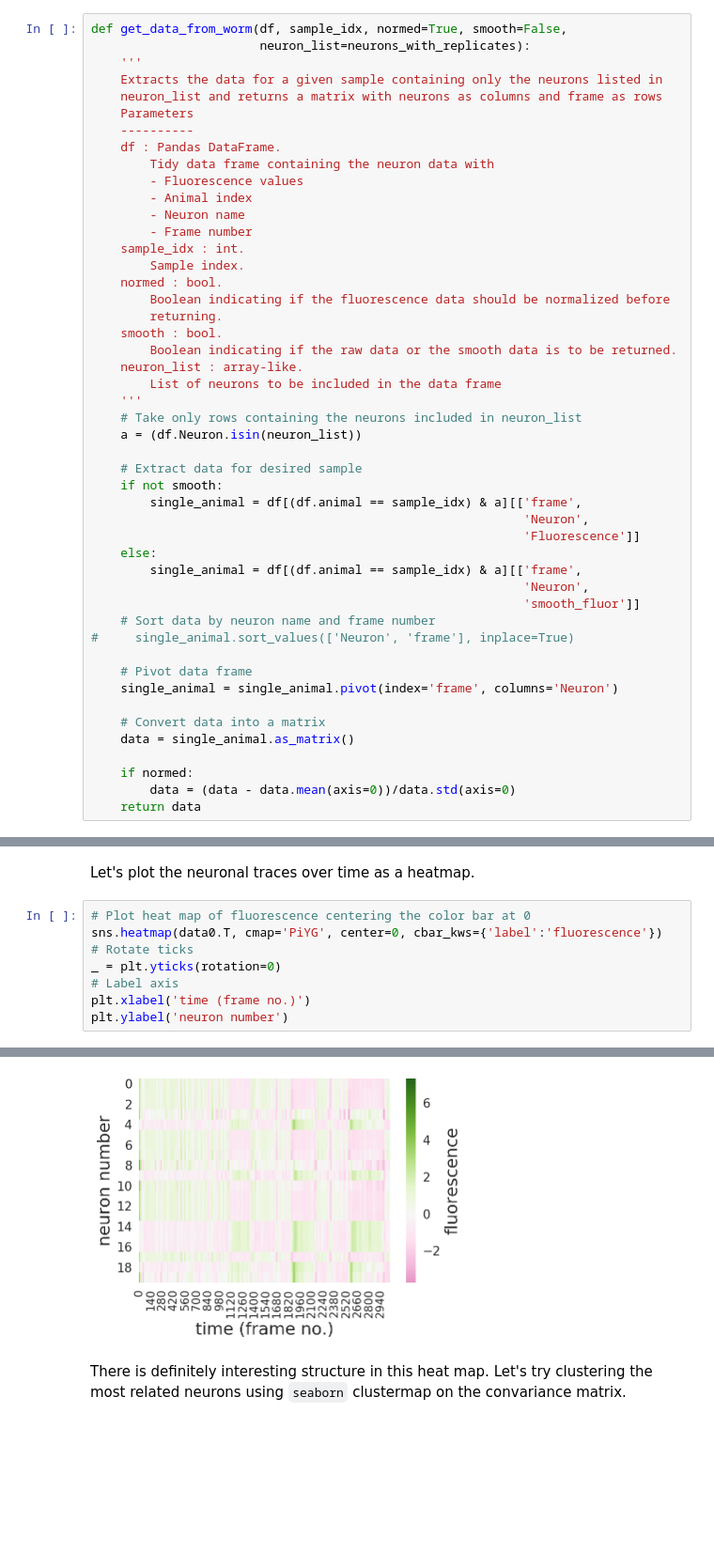
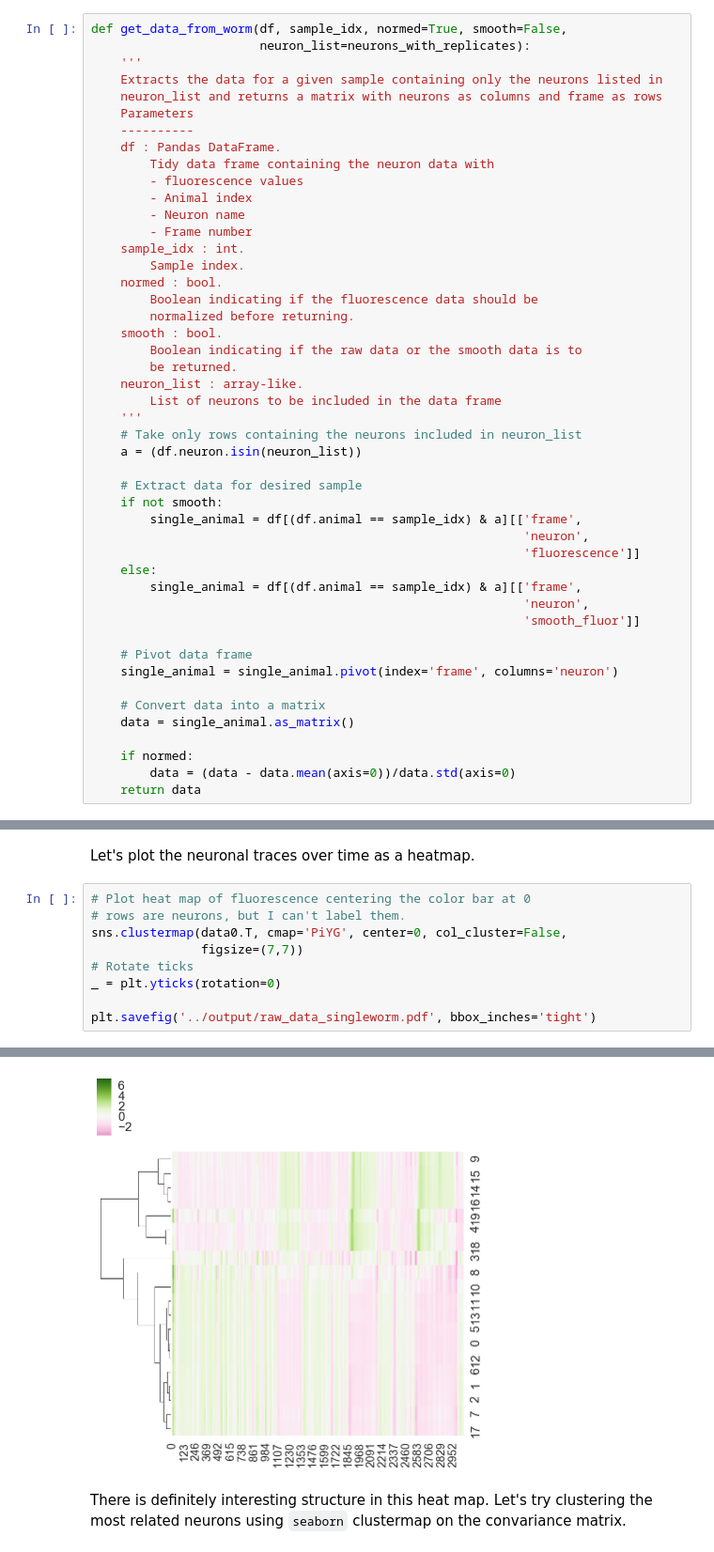
Before and after one commit to dangeles/WormsDream, a Jupyter notebook: src/oxygen_stimulus.ipynb, the cells around one changed output, grey strips where cells are left out. Shown at 94% size. Cells and saved outputs as stored; diff of their text form; blank space fills up the shorter version.

```diff
--- a/src/oxygen_stimulus.ipynb
+++ b/src/oxygen_stimulus.ipynb
@@ -141,37 +163,36 @@ def get_data_from_worm(df, sample_idx, normed=True, smooth=False,
     ----------
     df : Pandas DataFrame.
         Tidy data frame containing the neuron data with
-        - Fluorescence values
+        - fluorescence values
         - Animal index
         - Neuron name
         - Frame number
     sample_idx : int.
         Sample index.
     normed : bool.
-        Boolean indicating if the fluorescence data should be normalized before
-        returning.
+        Boolean indicating if the fluorescence data should be
+        normalized before returning.
     smooth : bool.
-        Boolean indicating if the raw data or the smooth data is to be returned.
+        Boolean indicating if the raw data or the smooth data is to
+        be returned.
     neuron_list : array-like.
         List of neurons to be included in the data frame
     '''
     # Take only rows containing the neurons included in neuron_list
-    a = (df.Neuron.isin(neuron_list))
+    a = (df.neuron.isin(neuron_list))
 
     # Extract data for desired sample
     if not smooth:
         single_animal = df[(df.animal == sample_idx) & a][['frame',
-                                                           'Neuron',
-                                                           'Fluorescence']]
+                                                           'neuron',
+                                                           'fluorescence']]
     else:
         single_animal = df[(df.animal == sample_idx) & a][['frame',
-                                                           'Neuron',
+                                                           'neuron',
                                                            'smooth_fluor']]
-    # Sort data by neuron name and frame number
-#     single_animal.sort_values(['Neuron', 'frame'], inplace=True)
 
     # Pivot data frame
-    single_animal = single_animal.pivot(index='frame', columns='Neuron')
+    single_animal = single_animal.pivot(index='frame', columns='neuron')
 
     # Convert data into a matrix
     data = single_animal.as_matrix()
@@ -190,10 +211,11 @@ data0 = get_data_from_worm(df, 0, smooth=True)
 Let's plot the neuronal traces over time as a heatmap.
 # %%
 # Plot heat map of fluorescence centering the color bar at 0
-sns.heatmap(data0.T, cmap='PiYG', center=0, cbar_kws={'label':'fluorescence'})
+# rows are neurons, but I can't label them.
+sns.clustermap(data0.T, cmap='PiYG', center=0, col_cluster=False,
+               figsize=(7,7))
 # Rotate ticks
 _ = plt.yticks(rotation=0)
-# Label axis
-plt.xlabel('time (frame no.)')
-plt.ylabel('neuron number')
+
+plt.savefig('../output/raw_data_singleworm.pdf', bbox_inches='tight')
 # %% [output]
@@ -201,3 +222,3 @@ Text(30,0.5,'neuron number')
-[figure, old version]
+[figure, new version]
 # %% [markdown]
 There is definitely interesting structure in this heat map. Let's try clustering the most related neurons using `seaborn` clustermap on the convariance matrix.
```
Also changed, not shown: parts of 39 cells of this notebook, 8 other files.
